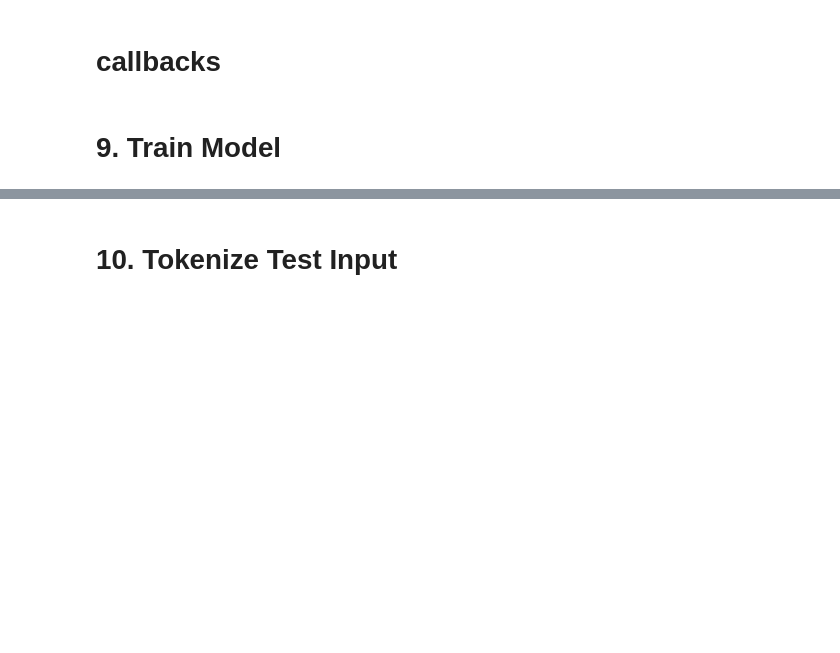
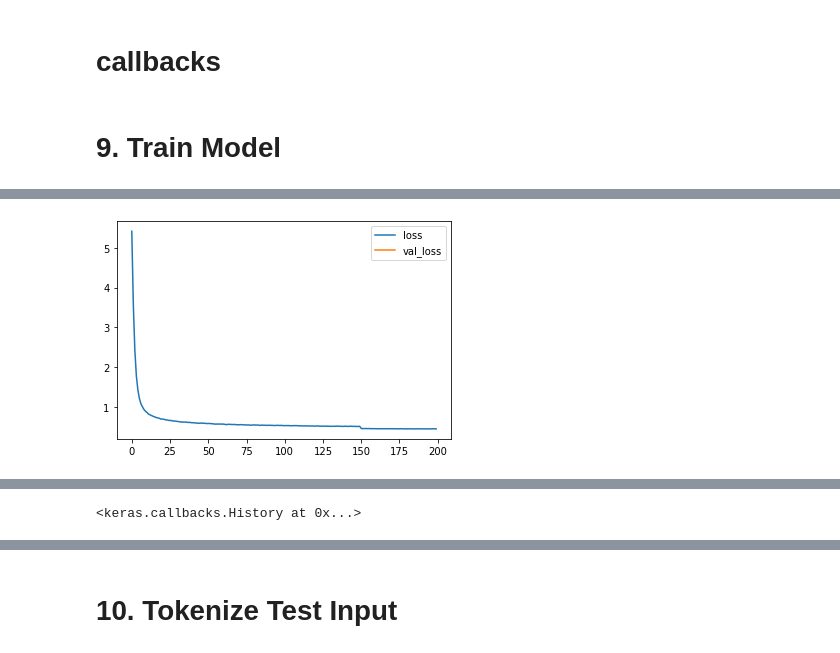
Before and after one commit to MJ199999/-SW-, a Jupyter notebook: code/train.ipynb, the cells around one changed output, grey strips where cells are left out. Drawn from its saved outputs; the diff is of its cells as text; code cells hidden in the pictures; blank space fills up the shorter version.

```diff
--- a/code/train.ipynb
+++ b/code/train.ipynb
@@ -331,2 +298,4 @@ gpt3_model.fit(train_X_2, train_y, epochs=50, batch_size=4, callbacks=[plot_loss
 # %%
-gpt3_model.fit(train_X_3, train_y, epochs=50, batch_size=4, callbacks=[plot_losses, lr_scheduler])
+gpt3_model.fit(train_X_3, train_y, epochs=200, batch_size=4, callbacks=[plot_losses, lr_scheduler])
+# %% [output]
+[figure, added]
@@ -333 +304,2 @@ gpt3_model.fit(train_X_3, train_y, epochs=50, batch_size=4, callbacks=[plot_loss
+<keras.callbacks.History at 0x...>
 # %%
```
Also changed, not shown: parts of 20 cells of this notebook.
